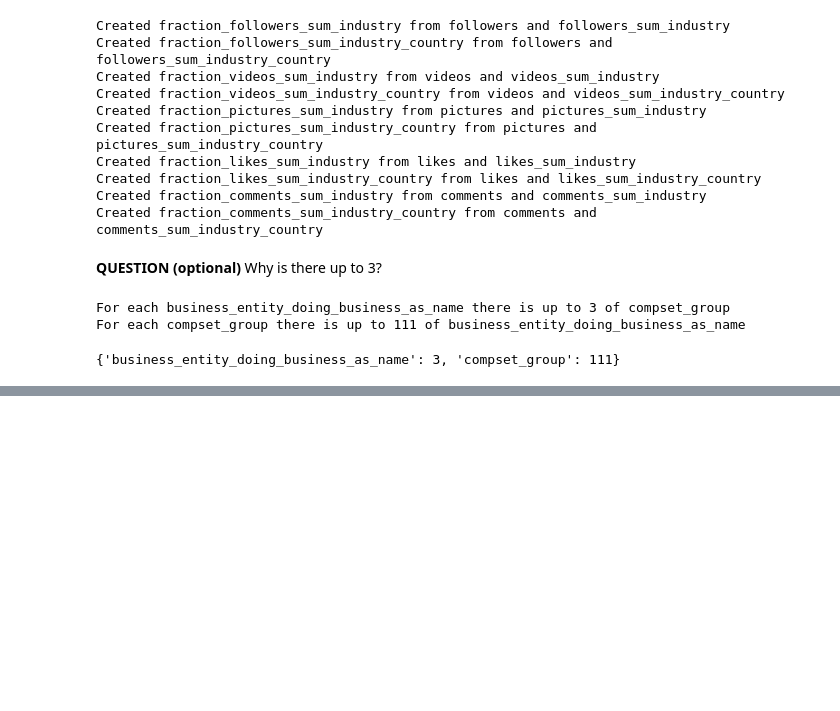
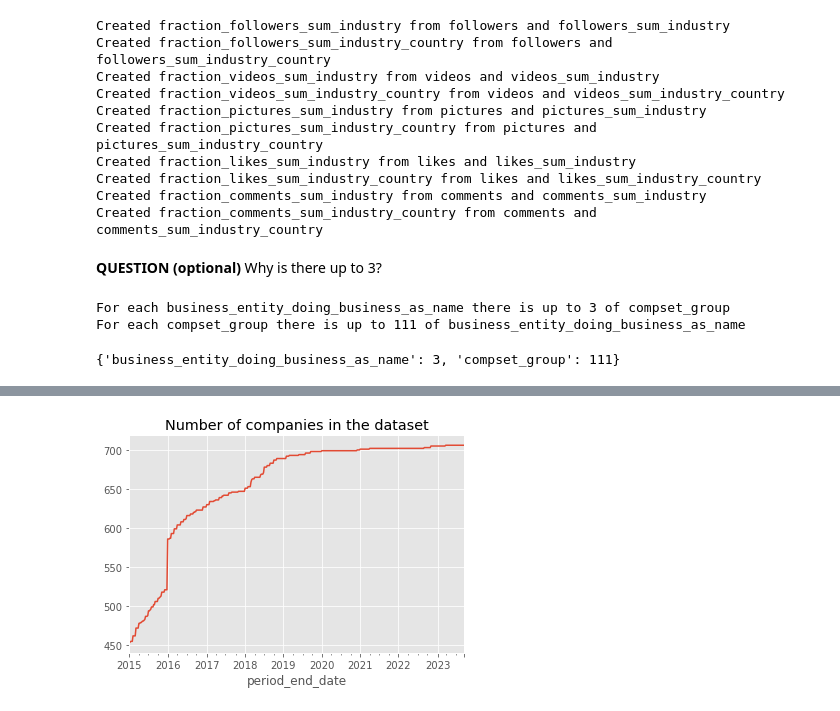
Before and after one commit to saschatran/challenge, a Jupyter notebook: IndividualNotebooks/AsyNotebook.ipynb, the cells around one changed output, grey strips where cells are left out. Cells and saved outputs as stored; diff of their text form; code cells hidden in the pictures; blank space fills up the shorter version.

```diff
--- a/IndividualNotebooks/AsyNotebook.ipynb
+++ b/IndividualNotebooks/AsyNotebook.ipynb
@@ -550,9 +550,10 @@ df_contin = df[engagement_vars].copy()
 
 # total involeveme
 df["total_involvement"] = df["comments"] + df["likes"]
-df["total_company_activity"] = df["pictures"] + df["likes"]
+df["total_company_activity"] = df["pictures"] + df["videos"]
 
 df["conversion_rate_total"] = df["total_involvement"] / df["followers"]
+df["return_on_activity"] = df["total_company_activity"] / df["total_involvement"]
 
 # COntent type
 df["ratio_of_videos"] = df["videos"] / (df["pictures"] + df["videos"])
@@ -870,0 +878,10 @@ For each compset_group there is up to 111 of business_entity_doing_business_as_n
+# %%
+df['period_end_date'] = pd.to_datetime(df['period_end_date'])
+# %%
+num_companies_active = df.drop_duplicates(['period_end_date', 'business_entity_doing_business_as_name']).groupby('period_end_date').count()['business_entity_doing_business_as_name']
+# %%
+num_companies_active.plot()
+plt.title("Number of companies in the dataset")
+plt.show()
+# %% [output]
+[figure, added]
```
Also changed, not shown: parts of 13 cells of this notebook.
